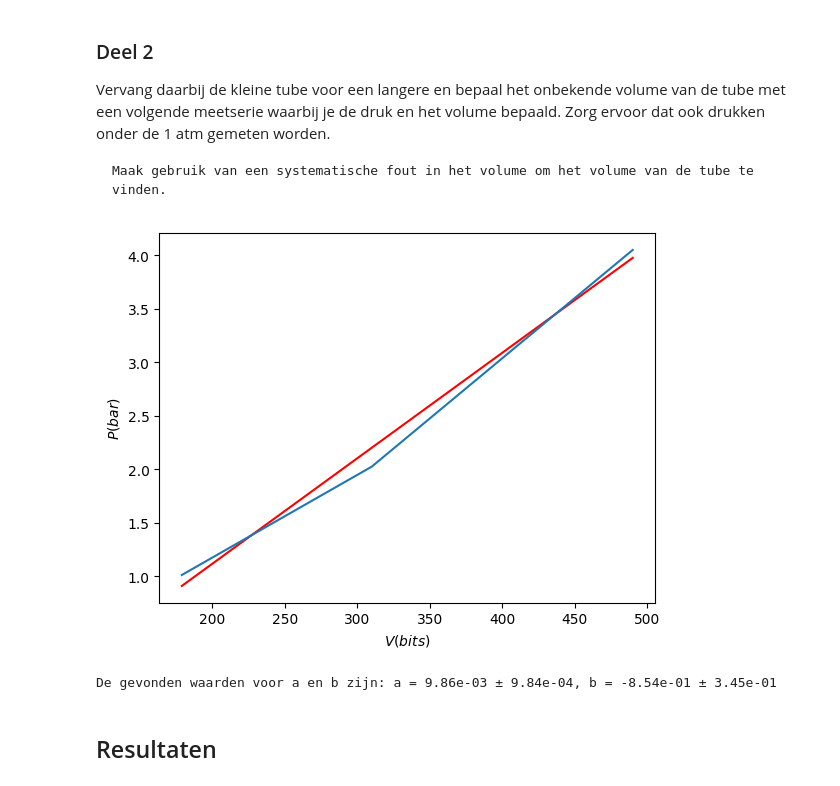
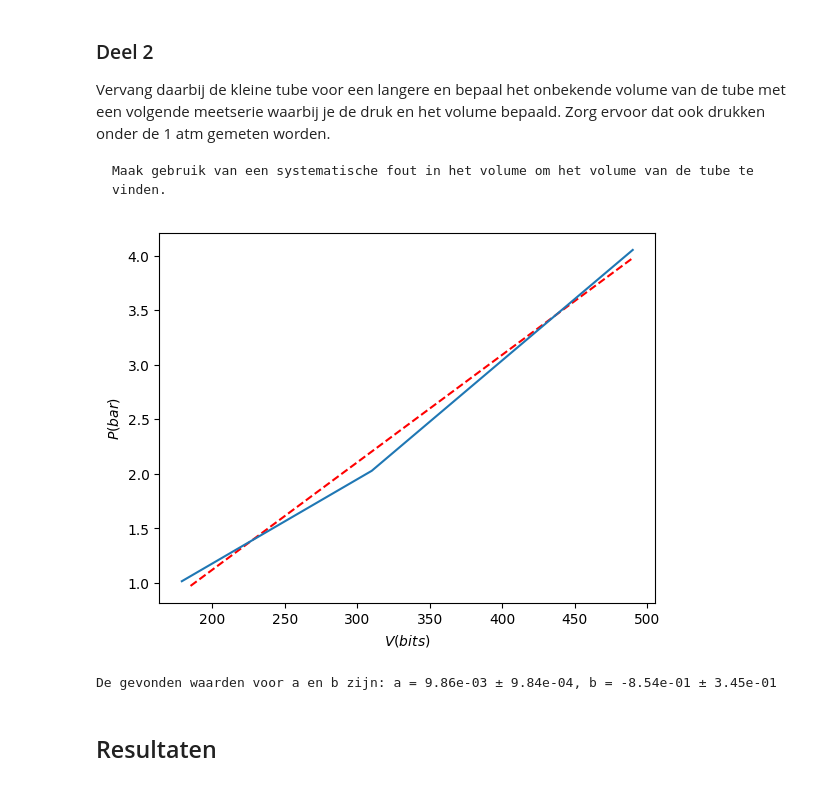
Before and after one commit to sjiemen/17, a Jupyter notebook: Content/Labs/druksensorijken.ipynb, the cells around one changed output. Drawn from its saved outputs; the diff is of its cells as text; code cells hidden in the pictures.

```diff
--- a/Content/Labs/druksensorijken.ipynb
+++ b/Content/Labs/druksensorijken.ipynb
@@ -67,30 +67,31 @@ Maak gebruik van een systematische fout in het volume om het volume van de tube
 # %%
 import numpy as np
 import matplotlib.pyplot as plt
 from scipy.optimize import curve_fit
 # Deel 1
 U_1 = 179 #40ml
 P_1 = 1.013
 U_2 = 310 #20 ml
 P_2 = P_1*2
 U_3 = 221 #30 ml
 P_3 = P_1*(4/3)
 U_4 = 490 #10 ml
 P_4 = P_2*2
 U = np.array([179,U_2,U_4])
 P = np.array([1.013,P_2,P_4])
 def function(U,a,b):
     return a*U +b
 values, covariance = curve_fit(function,U,P)
-y_fit = function(U,*values)
-plt.plot(U,y_fit,'r')
+x_fit = np.linspace(185,490,1000)
+y_fit = function(x_fit,*values)
+plt.plot(x_fit,y_fit,'r--')
 plt.plot(U,P)
 plt.xlabel(r'$V(bits)$')
 plt.ylabel(r'$P(bar)$')
 plt.show()
 print(f'De gevonden waarden voor a en b zijn: a = {values[0]:.2e} ± {np.sqrt(covariance[0,0]):.2e}, b = {values[1]:.2e} ± {np.sqrt(covariance[1,1]):.2e}')
 # %% [output]
-[figure, old version]
+[figure, new version]
 De gevonden waarden voor a en b zijn: a = 9.86e-03 ± 9.84e-04, b = -8.54e-01 ± 3.45e-01
 # %% [markdown]
 ## Resultaten
```
Also changed, not shown: parts of 1 cell of this notebook, 1 other file.
